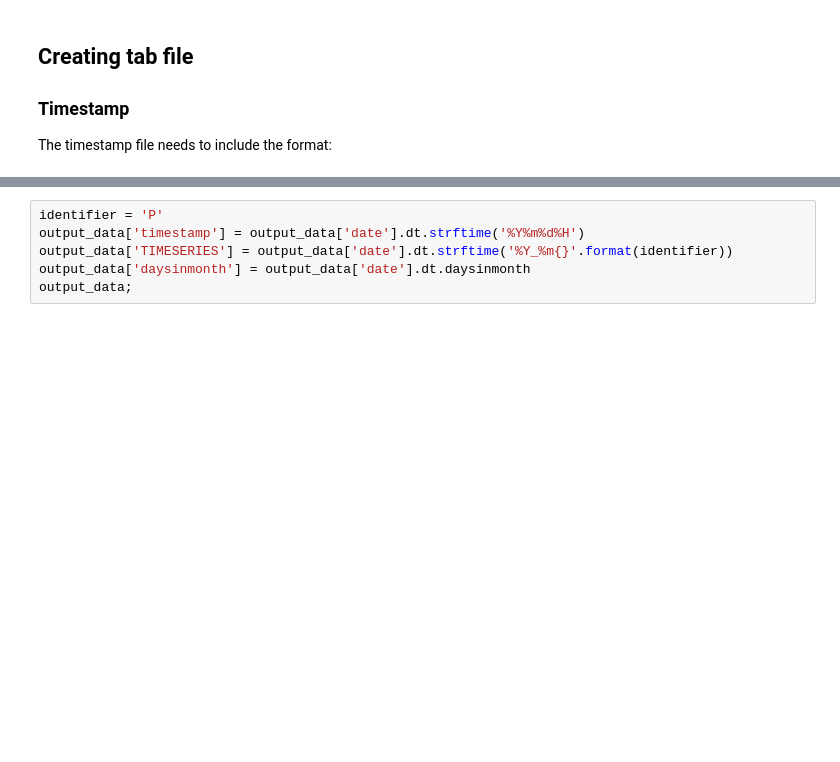
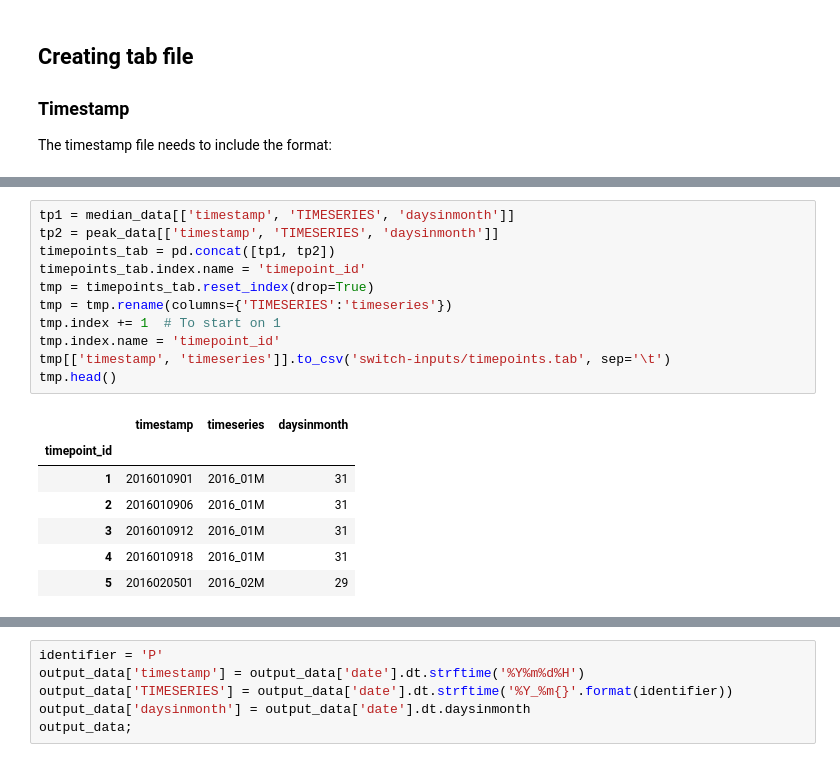
Before and after one commit to sergiocastellanos/switch_mexico_data, a Jupyter notebook: notebooks/Inputs-switch.ipynb, the cells around one changed output, grey strips where cells are left out. Saved outputs shown, nothing was run; the diff lists cells and outputs as text; blank space fills up the shorter version.

```diff
--- a/notebooks/Inputs-switch.ipynb
+++ b/notebooks/Inputs-switch.ipynb
@@ -99,0 +165,19 @@ The timestamp file needs to include the format:
+# %%
+tp1 = median_data[['timestamp', 'TIMESERIES', 'daysinmonth']]
+tp2 = peak_data[['timestamp', 'TIMESERIES', 'daysinmonth']]
+timepoints_tab = pd.concat([tp1, tp2])
+timepoints_tab.index.name = 'timepoint_id'
+tmp = timepoints_tab.reset_index(drop=True)
+tmp = tmp.rename(columns={'TIMESERIES':'timeseries'})
+tmp.index += 1  # To start on 1
+tmp.index.name = 'timepoint_id'
+tmp[['timestamp', 'timeseries']].to_csv('switch-inputs/timepoints.tab', sep='\t')
+tmp.head()
+# %% [output]
+|  | timestamp | timeseries | daysinmonth |
+| timepoint_id |  |  |  |
+| 1 | 2016010901 | 2016_01M | 31 |
+| 2 | 2016010906 | 2016_01M | 31 |
+| 3 | 2016010912 | 2016_01M | 31 |
+| 4 | 2016010918 | 2016_01M | 31 |
+| 5 | 2016020501 | 2016_02M | 29 |
```
Also changed, not shown: parts of 23 cells of this notebook.
